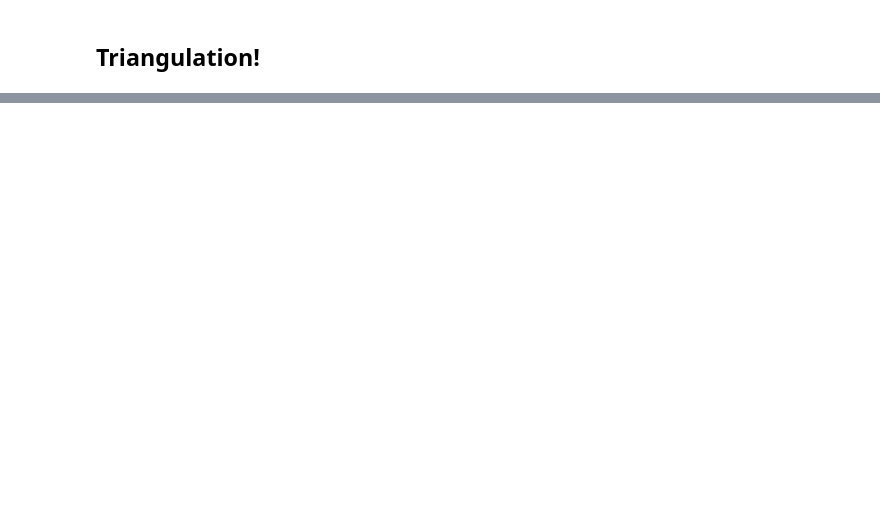
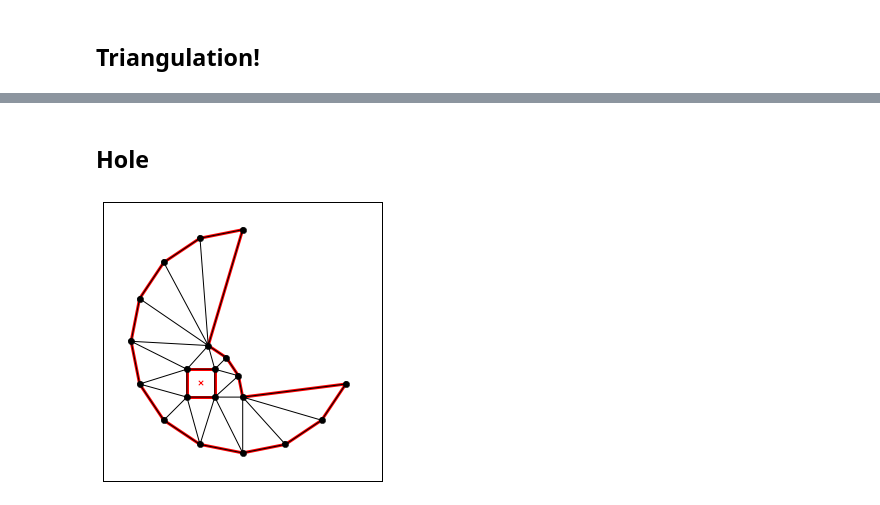
Before and after one commit to levisaya/triangulate, a Jupyter notebook: Triangulation!.ipynb, the cells around one changed output, grey strips where cells are left out. Drawn from its saved outputs; the diff is of its cells as text; code cells hidden in the pictures; blank space fills up the shorter version.

```diff
--- a/Triangulation!.ipynb
+++ b/Triangulation!.ipynb
@@ -58,0 +105,28 @@ plt.show()
+# %% [markdown]
+## Hole
+# %%
+caved_in_circle_with_hole = caved_in_circle * 4
+
+segments = numpy.array([[i, i + 1] for i in range(len(caved_in_circle_with_hole))])
+segments %= len(caved_in_circle_with_hole)
+
+# Add a square hole, with lover left corner at (2, 2)
+square_hole = numpy.array([[0, 0], [0, 1], [1, 1], [1, 0]])
+square_hole += [2, 2]
+
+# Add the square line indices to the segement array.
+segments = numpy.vstack((segments, numpy.array([[0, 1], [1, 2], [2, 3], [3, 0]]) + len(segments)))
+
+# Add the square hole to the vertex array.
+caved_in_circle_with_hole = numpy.vstack((caved_in_circle_with_hole, square_hole))
+
+triangulated = triangulate({'vertices': caved_in_circle_with_hole,
+                            'segments': segments,
+                            'holes': [[2.5, 2.5]]}, 'p')
+
+fig = plt.figure(num=4, figsize=(5, 5), dpi=30)
+ax = fig.add_subplot(111)
+
+tplot.plot(ax, **triangulated)
+# %% [output]
+[figure, added]
```
Also changed, not shown: parts of 13 cells of this notebook.
